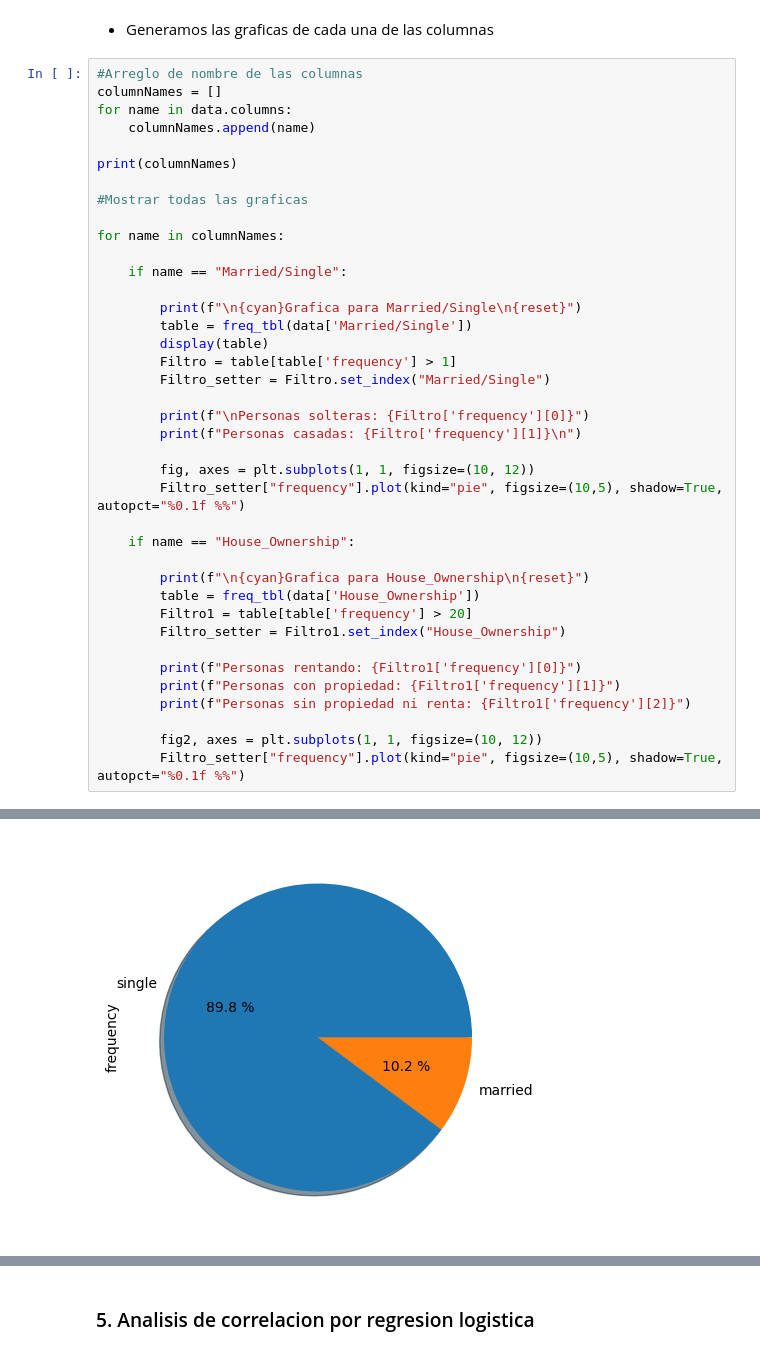
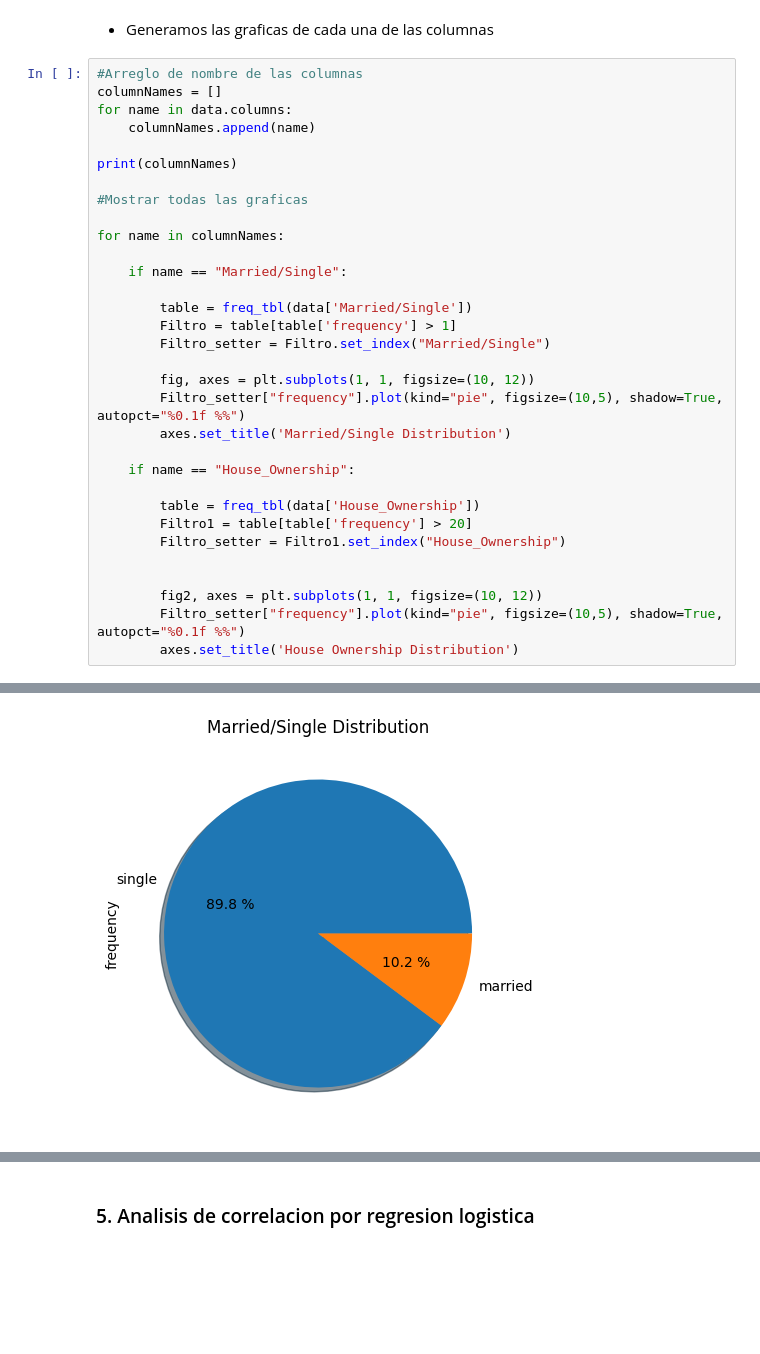
Before and after one commit to JIsraP/Actividad7_RegresionLogistica, a Jupyter notebook: Act7_RegresionLogistica.ipynb, the cells around one changed output, grey strips where cells are left out. Drawn from its saved outputs; the diff is of its cells as text; blank space fills up the shorter version.

```diff
--- a/Act7_RegresionLogistica.ipynb
+++ b/Act7_RegresionLogistica.ipynb
@@ -249,30 +249,23 @@ for name in columnNames:
 
     if name == "Married/Single":
 
-        print(f"\n{cyan}Grafica para Married/Single\n{reset}")
         table = freq_tbl(data['Married/Single'])
-        display(table)
         Filtro = table[table['frequency'] > 1]
         Filtro_setter = Filtro.set_index("Married/Single")
 
-        print(f"\nPersonas solteras: {Filtro['frequency'][0]}")
-        print(f"Personas casadas: {Filtro['frequency'][1]}\n")
-
         fig, axes = plt.subplots(1, 1, figsize=(10, 12))
         Filtro_setter["frequency"].plot(kind="pie", figsize=(10,5), shadow=True, autopct="%0.1f %%")
+        axes.set_title('Married/Single Distribution')
 
     if name == "House_Ownership":
 
-        print(f"\n{cyan}Grafica para House_Ownership\n{reset}")
         table = freq_tbl(data['House_Ownership'])
         Filtro1 = table[table['frequency'] > 20]
         Filtro_setter = Filtro1.set_index("House_Ownership")
 
-        print(f"Personas rentando: {Filtro1['frequency'][0]}")
-        print(f"Personas con propiedad: {Filtro1['frequency'][1]}")
-        print(f"Personas sin propiedad ni renta: {Filtro1['frequency'][2]}")
 
         fig2, axes = plt.subplots(1, 1, figsize=(10, 12))
         Filtro_setter["frequency"].plot(kind="pie", figsize=(10,5), shadow=True, autopct="%0.1f %%")
+        axes.set_title('House Ownership Distribution')
 # %% [output]
 ['Married/Single', 'House_Ownership', 'Car_Ownership', 'Profession', 'CITY', 'STATE', 'Risk_Flag', 'Income', 'Age', 'Experience', 'CURRENT_JOB_YRS', 'CURRENT_HOUSE_YRS']
@@ -293 +272 @@ Personas sin propiedad ni renta: 7184
-[figure, old version]
+[figure, new version]
```
Also changed, not shown: parts of 1 cell of this notebook.
